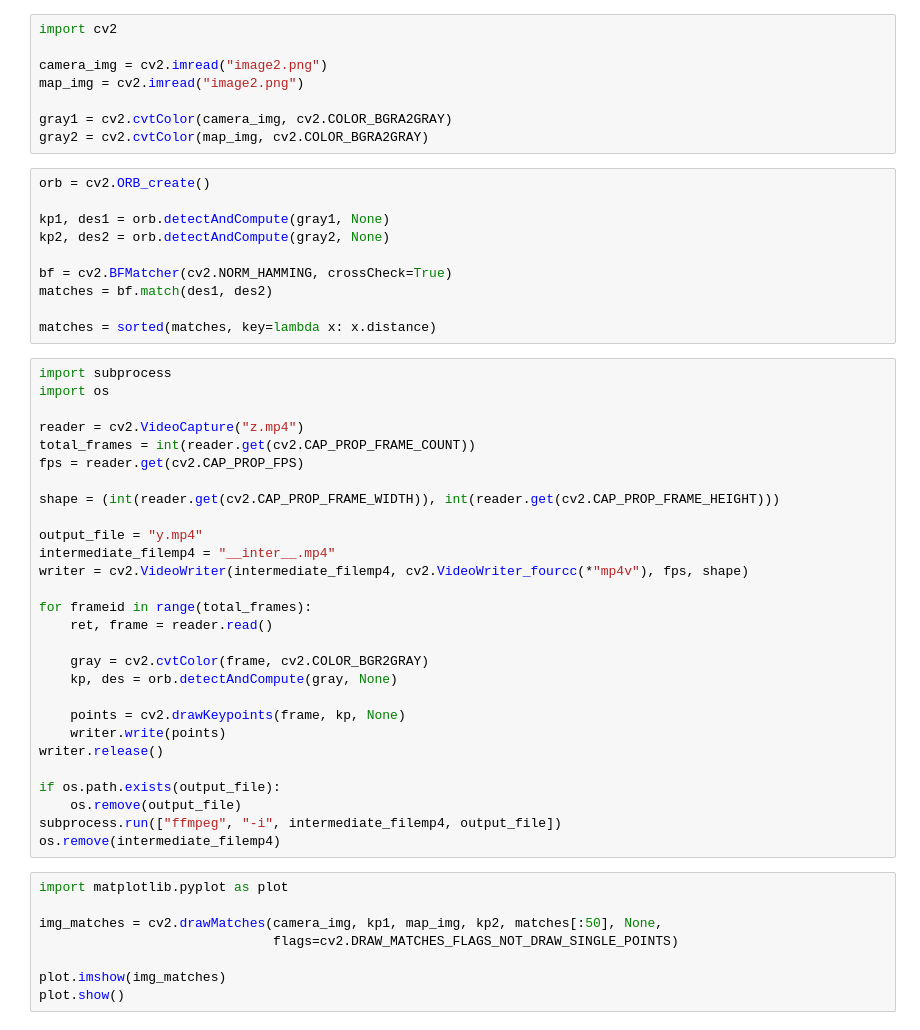
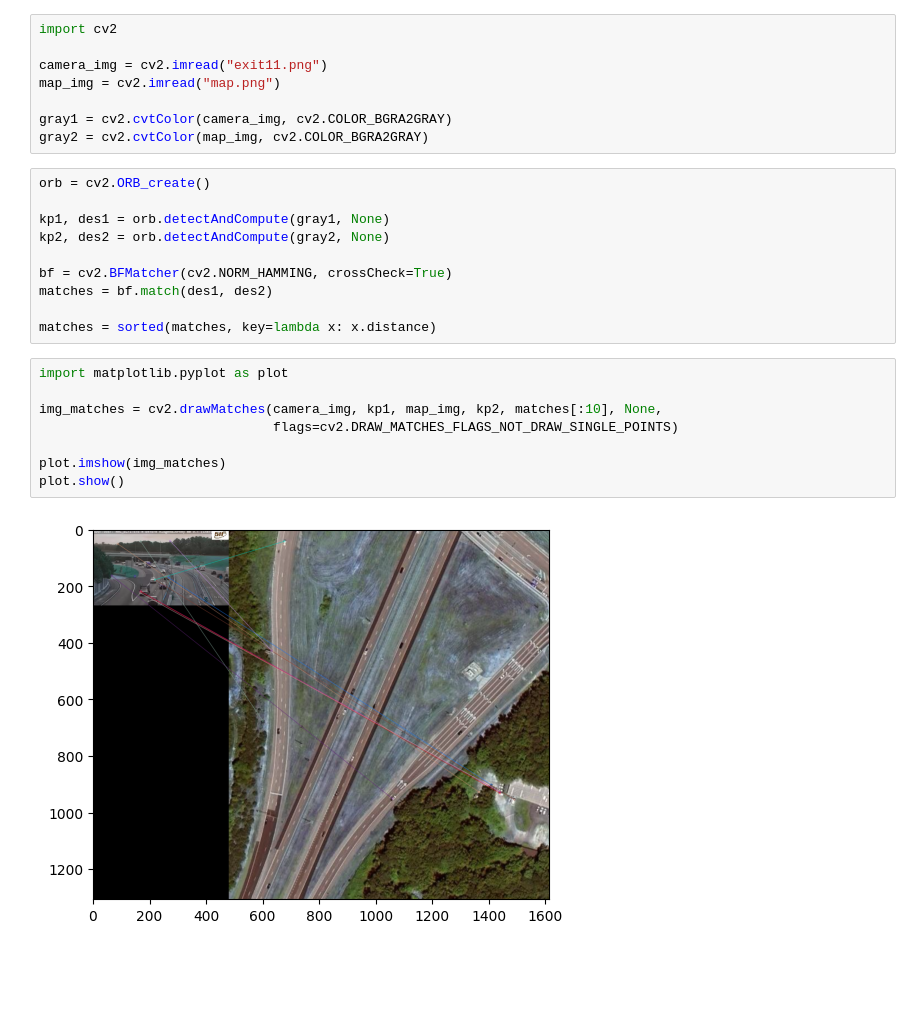
Before and after one commit to MicahMaphet/ai-osint-tracker, a Jupyter notebook: CameraMapper.ipynb, the cells around one changed output. Cells and saved outputs as stored; diff of their text form; blank space fills up the shorter version.

```diff
--- a/CameraMapper.ipynb
+++ b/CameraMapper.ipynb
@@ -1,8 +1,8 @@
 # %%
 import cv2
 
-camera_img = cv2.imread("image2.png")
-map_img = cv2.imread("image2.png")
+camera_img = cv2.imread("exit11.png")
+map_img = cv2.imread("map.png")
 
 gray1 = cv2.cvtColor(camera_img, cv2.COLOR_BGRA2GRAY)
 gray2 = cv2.cvtColor(map_img, cv2.COLOR_BGRA2GRAY)
@@ -16,39 +16,13 @@ bf = cv2.BFMatcher(cv2.NORM_HAMMING, crossCheck=True)
 matches = bf.match(des1, des2)
 
 matches = sorted(matches, key=lambda x: x.distance)
-# %%
-import subprocess
-import os
-
-reader = cv2.VideoCapture("z.mp4")
-total_frames = int(reader.get(cv2.CAP_PROP_FRAME_COUNT))
-fps = reader.get(cv2.CAP_PROP_FPS)
-
-shape = (int(reader.get(cv2.CAP_PROP_FRAME_WIDTH)), int(reader.get(cv2.CAP_PROP_FRAME_HEIGHT)))
-
-output_file = "y.mp4"
-intermediate_filemp4 = "__inter__.mp4"
-writer = cv2.VideoWriter(intermediate_filemp4, cv2.VideoWriter_fourcc(*"mp4v"), fps, shape)
-
-for frameid in range(total_frames):
-    ret, frame = reader.read()
-
-    gray = cv2.cvtColor(frame, cv2.COLOR_BGR2GRAY)
-    kp, des = orb.detectAndCompute(gray, None)
-
-    points = cv2.drawKeypoints(frame, kp, None)
-    writer.write(points)
-writer.release()
-
-if os.path.exists(output_file):
-    os.remove(output_file)
-subprocess.run(["ffmpeg", "-i", intermediate_filemp4, output_file])
-os.remove(intermediate_filemp4)
 # %%
 import matplotlib.pyplot as plot
 
-img_matches = cv2.drawMatches(camera_img, kp1, map_img, kp2, matches[:50], None,
+img_matches = cv2.drawMatches(camera_img, kp1, map_img, kp2, matches[:10], None,
                               flags=cv2.DRAW_MATCHES_FLAGS_NOT_DRAW_SINGLE_POINTS)
 
 plot.imshow(img_matches)
 plot.show()
+# %% [output]
+[figure, added]
```
Also changed, not shown: parts of 12 cells of this notebook.
